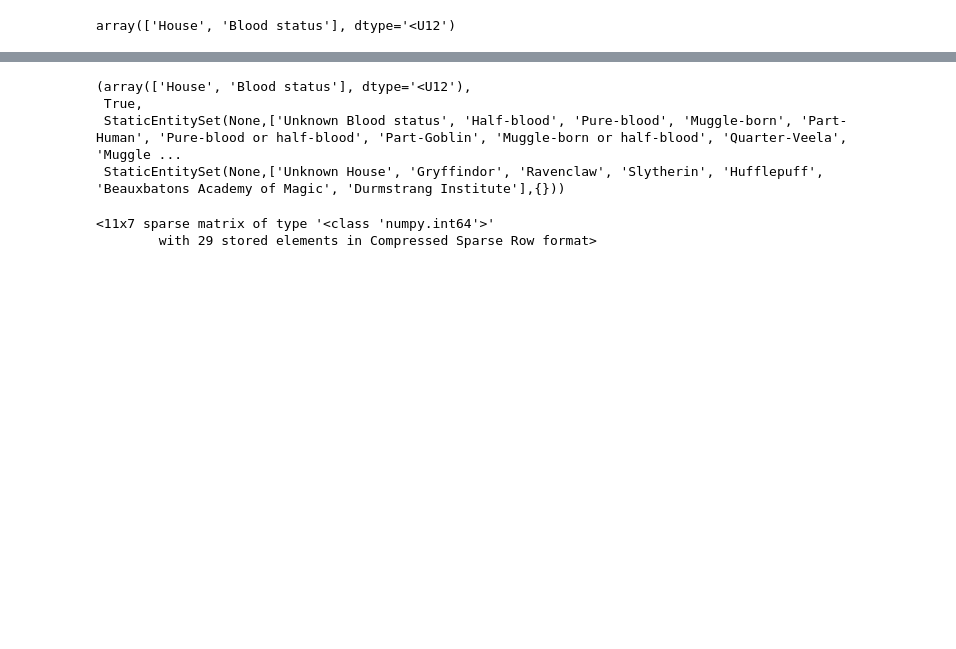
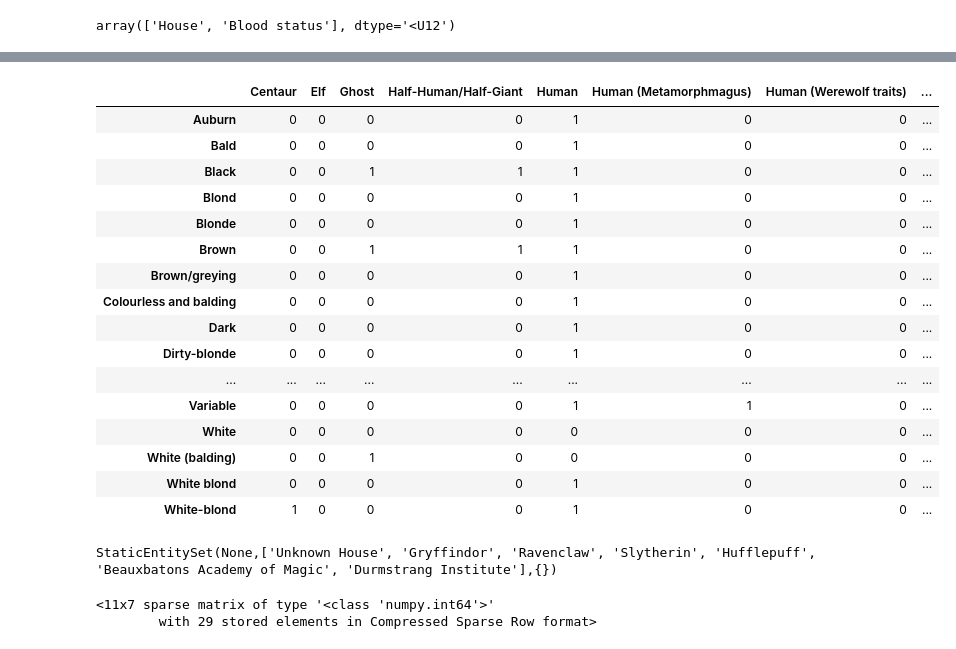
Before and after one commit to pnnl/HyperNetX, a Jupyter notebook: tutorials/Tutorial 6 - Static Hypergraphs and Entities.ipynb, the cells around one changed output, grey strips where cells are left out. Saved outputs shown, nothing was run; the diff lists cells and outputs as text; code cells hidden in the pictures; blank space fills up the shorter version.

```diff
--- a/tutorials/Tutorial 6 - Static Hypergraphs and Entities.ipynb
+++ b/tutorials/Tutorial 6 - Static Hypergraphs and Entities.ipynb
@@ -331,13 +330,30 @@ array(['House', 'Blood status'], dtype='<U12')
+# %%
+HF = hnx.Hypergraph(F)  ## F restricted to columns [2,3,1] so the hypergraph will be on columns 2 and 3
+HF.dataframe()
+# %% [output]
+|  | Centaur | Elf | Ghost | Half-Human/Half-Giant | Human | Human (Metamorphmagus) | Human (Werewolf traits) | ... |
+| Auburn | 0 | 0 | 0 | 0 | 1 | 0 | 0 | ... |
+| Bald | 0 | 0 | 0 | 0 | 1 | 0 | 0 | ... |
+| Black | 0 | 0 | 1 | 1 | 1 | 0 | 0 | ... |
+| Blond | 0 | 0 | 0 | 0 | 1 | 0 | 0 | ... |
+| Blonde | 0 | 0 | 0 | 0 | 1 | 0 | 0 | ... |
+| Brown | 0 | 0 | 1 | 1 | 1 | 0 | 0 | ... |
+| Brown/greying | 0 | 0 | 0 | 0 | 1 | 0 | 0 | ... |
+| Colourless and balding | 0 | 0 | 0 | 0 | 1 | 0 | 0 | ... |
+| Dark | 0 | 0 | 0 | 0 | 1 | 0 | 0 | ... |
+| Dirty-blonde | 0 | 0 | 0 | 0 | 1 | 0 | 0 | ... |
+| ... | ... | ... | ... | ... | ... | ... | ... | ... |
+| Variable | 0 | 0 | 0 | 0 | 1 | 1 | 0 | ... |
+| White | 0 | 0 | 0 | 0 | 0 | 0 | 0 | ... |
+| White (balding) | 0 | 0 | 1 | 0 | 0 | 0 | 0 | ... |
+| White blond | 0 | 0 | 0 | 0 | 1 | 0 | 0 | ... |
+| White-blond | 1 | 0 | 0 | 0 | 1 | 0 | 0 | ... |
 # %%
-## example, instantiate from an Entity
+## example, instantiate from an EntitySet
 H = hnx.Hypergraph(ESE)
-
-H.edges.keys,H.isstatic,H.nodes,H.edges
+H.edges
 # %% [output]
-(array(['House', 'Blood status'], dtype='<U12'),
- True,
- StaticEntitySet(None,['Unknown Blood status', 'Half-blood', 'Pure-blood', 'Muggle-born', 'Part-Human', 'Pure-blood or half-blood', 'Part-Goblin', 'Muggle-born or half-blood', 'Quarter-Veela', 'Muggle ...
- StaticEntitySet(None,['Unknown House', 'Gryffindor', 'Ravenclaw', 'Slytherin', 'Hufflepuff', 'Beauxbatons Academy of Magic', 'Durmstrang Institute'],{}))
+StaticEntitySet(None,['Unknown House', 'Gryffindor', 'Ravenclaw', 'Slytherin', 'Hufflepuff', 'Beauxbatons Academy of Magic', 'Durmstrang Institute'],{})
 # %%
 H.incidence_matrix()
 # %% [output]
```
Also changed, not shown: parts of 19 cells of this notebook, 5 other files.
